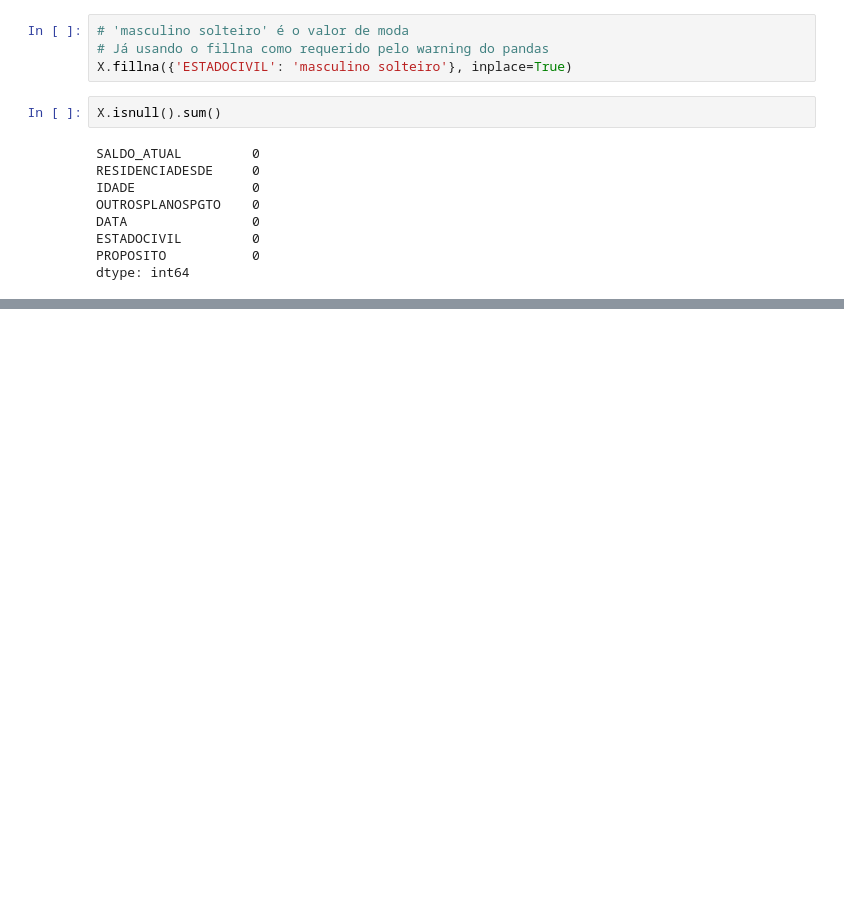
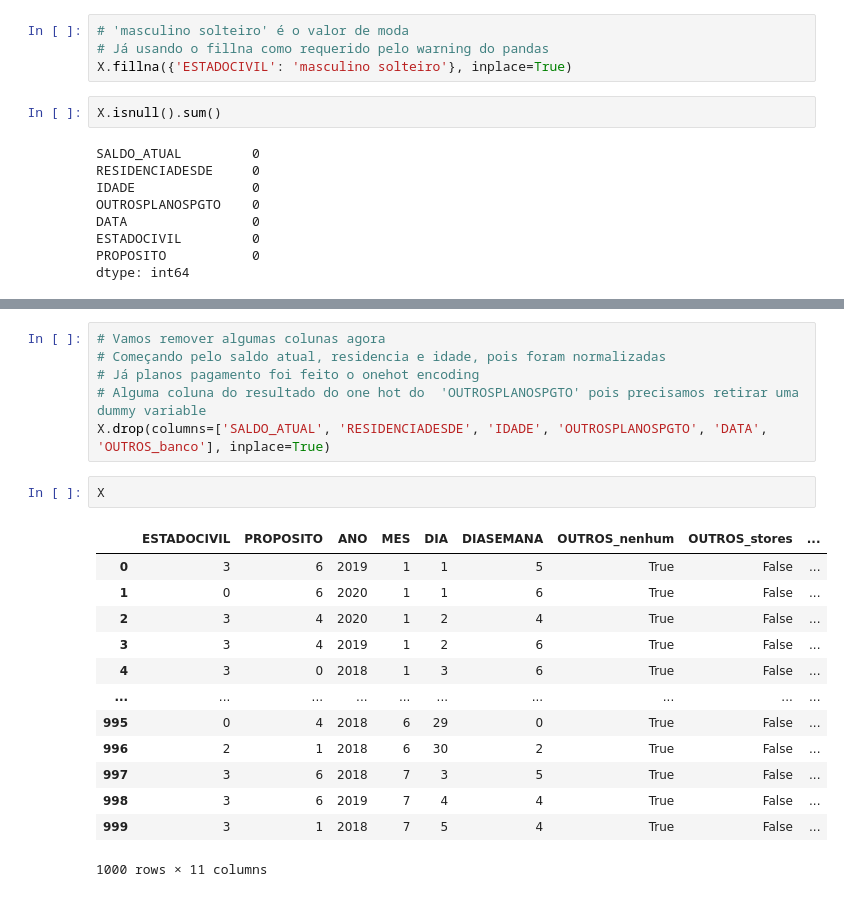
Before and after one commit to igor-kevin/Chap-Engenharia-de-Atributos, a Jupyter notebook: Engenharia de Atributos.ipynb, the cells around one changed output, grey strips where cells are left out. Drawn from its saved outputs; the diff is of its cells as text; blank space fills up the shorter version.

```diff
--- a/Engenharia de Atributos.ipynb
+++ b/Engenharia de Atributos.ipynb
@@ -144,0 +296,22 @@ dtype: int64
+# %%
+# Vamos remover algumas colunas agora
+# Começando pelo saldo atual, residencia e idade, pois foram normalizadas
+# Já planos pagamento foi feito o onehot encoding
+# Alguma coluna do resultado do one hot do  'OUTROSPLANOSPGTO' pois precisamos retirar uma dummy variable
+X.drop(columns=['SALDO_ATUAL', 'RESIDENCIADESDE', 'IDADE', 'OUTROSPLANOSPGTO', 'DATA', 'OUTROS_banco'], inplace=True)
+# %%
+X
+# %% [output]
+|  | ESTADOCIVIL | PROPOSITO | ANO | MES | DIA | DIASEMANA | OUTROS_nenhum | OUTROS_stores | ... |
+| 0 | 3 | 6 | 2019 | 1 | 1 | 5 | True | False | ... |
+| 1 | 0 | 6 | 2020 | 1 | 1 | 6 | True | False | ... |
+| 2 | 3 | 4 | 2020 | 1 | 2 | 4 | True | False | ... |
+| 3 | 3 | 4 | 2019 | 1 | 2 | 6 | True | False | ... |
+| 4 | 3 | 0 | 2018 | 1 | 3 | 6 | True | False | ... |
+| ... | ... | ... | ... | ... | ... | ... | ... | ... | ... |
+| 995 | 0 | 4 | 2018 | 6 | 29 | 0 | True | False | ... |
+| 996 | 2 | 1 | 2018 | 6 | 30 | 2 | True | False | ... |
+| 997 | 3 | 6 | 2018 | 7 | 3 | 5 | True | False | ... |
+| 998 | 3 | 6 | 2019 | 7 | 4 | 4 | True | False | ... |
+| 999 | 3 | 1 | 2018 | 7 | 5 | 4 | True | False | ... |
+1000 rows × 11 columns
```
Also changed, not shown: parts of 26 cells of this notebook, 1 other file.
